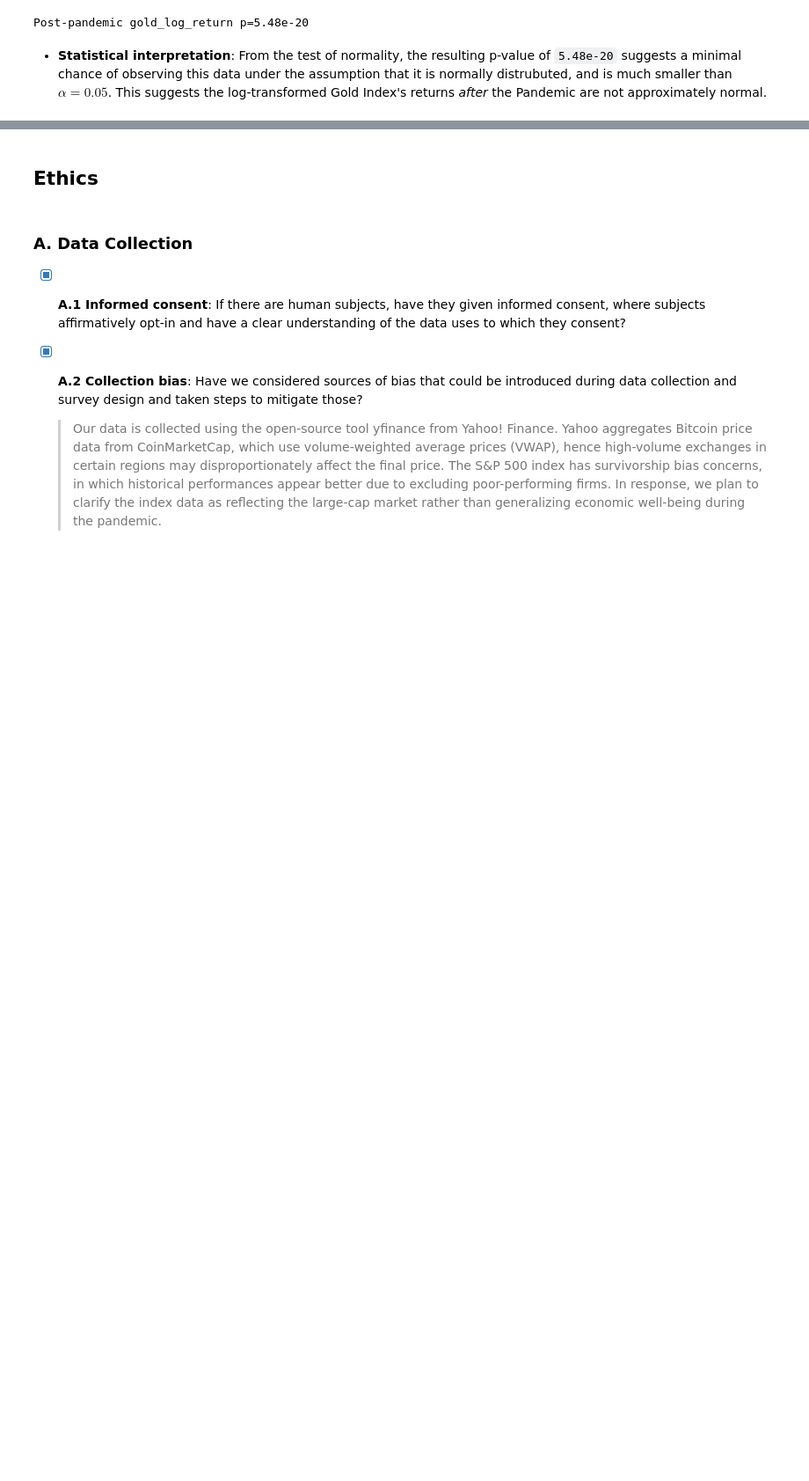
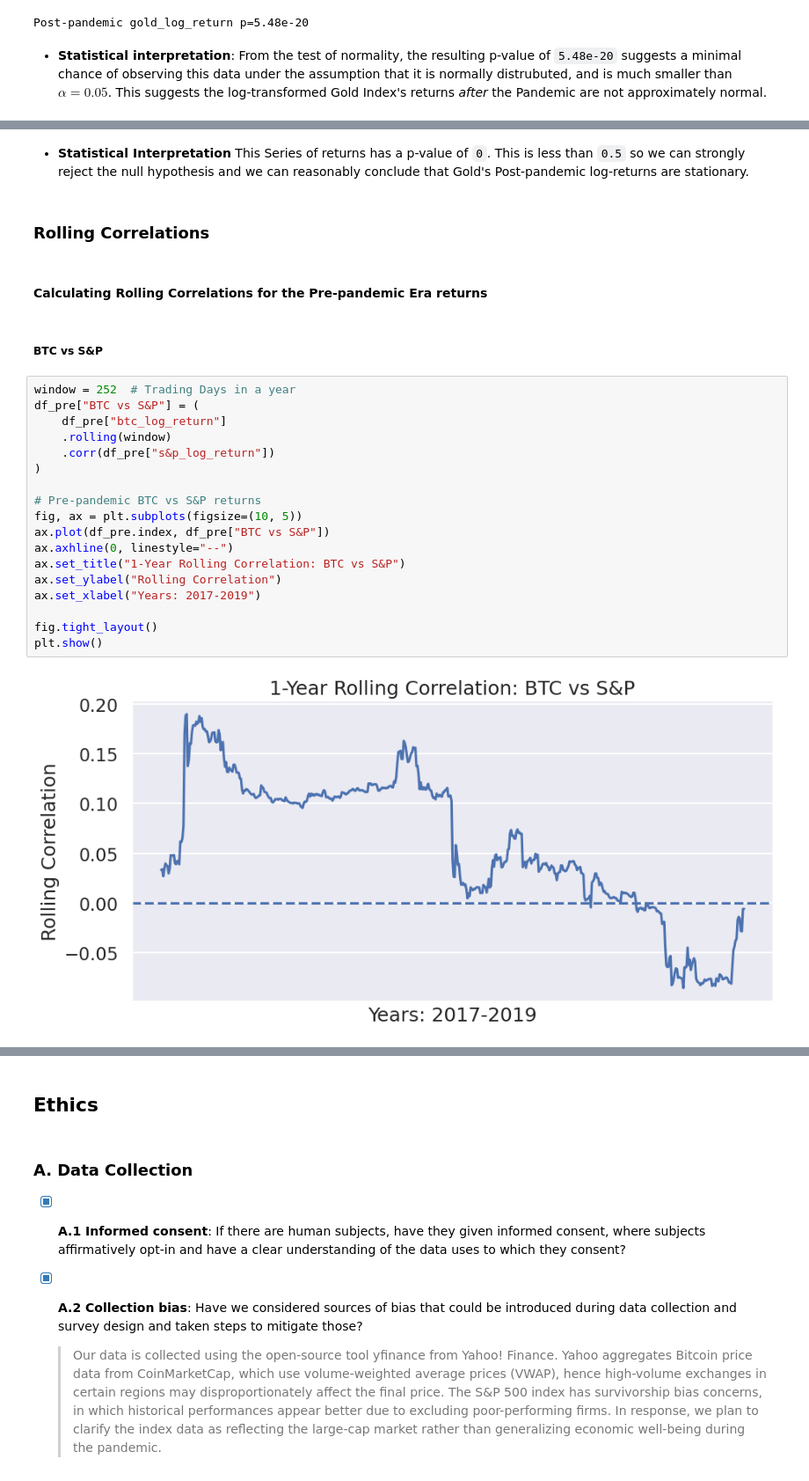
Before and after one commit to COGS108/Group110_WI26, a Jupyter notebook: 02-EDACheckpoint.ipynb, the cells around one changed output, grey strips where cells are left out. Shown at 88% size. Cells and saved outputs as stored; diff of their text form; blank space fills up the shorter version.

Commit message:
added the stationarity tests & rolling correlations of log-returns

```diff
--- a/02-EDACheckpoint.ipynb
+++ b/02-EDACheckpoint.ipynb
@@ -1061,0 +1226,28 @@ Post-pandemic gold_log_return p=5.48e-20
+# %% [markdown]
+- **Statistical Interpretation** This Series of returns has a p-value of `0`. This is less than `0.5` so we can strongly reject the null hypothesis and we can reasonably conclude that Gold's Post-pandemic log-returns are stationary.
+# %% [markdown]
+### Rolling Correlations
+# %% [markdown]
+#### Calculating Rolling Correlations for the Pre-pandemic Era returns
+# %% [markdown]
+##### BTC vs S&P
+# %%
+window = 252  # Trading Days in a year
+df_pre["BTC vs S&P"] = (
+    df_pre["btc_log_return"]
+    .rolling(window)
+    .corr(df_pre["s&p_log_return"])
+)
+
+# Pre-pandemic BTC vs S&P returns
+fig, ax = plt.subplots(figsize=(10, 5))
+ax.plot(df_pre.index, df_pre["BTC vs S&P"])
+ax.axhline(0, linestyle="--")
+ax.set_title("1-Year Rolling Correlation: BTC vs S&P")
+ax.set_ylabel("Rolling Correlation")
+ax.set_xlabel("Years: 2017-2019")
+
+fig.tight_layout()
+plt.show()
+# %% [output]
+[figure, added]
```
Also changed, not shown: parts of 70 cells of this notebook.
